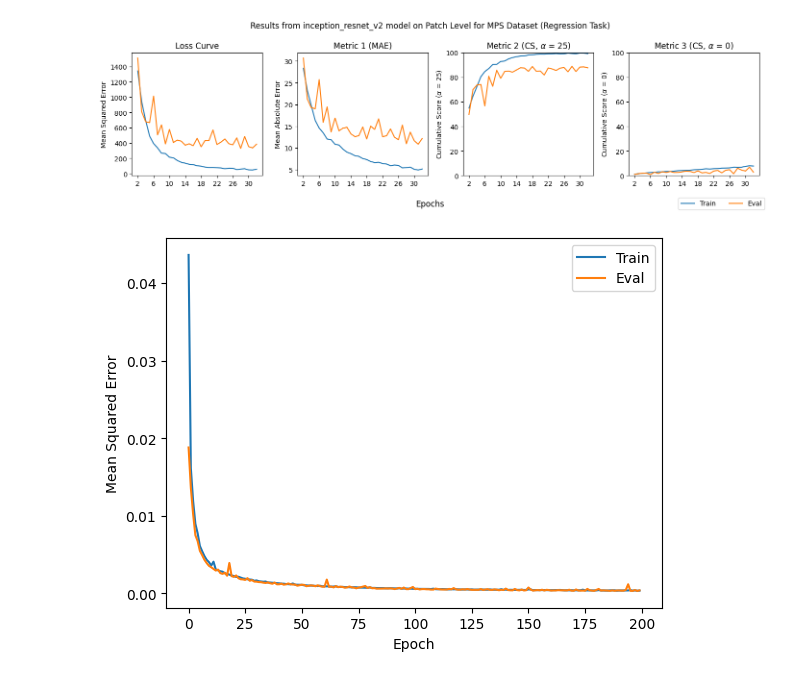
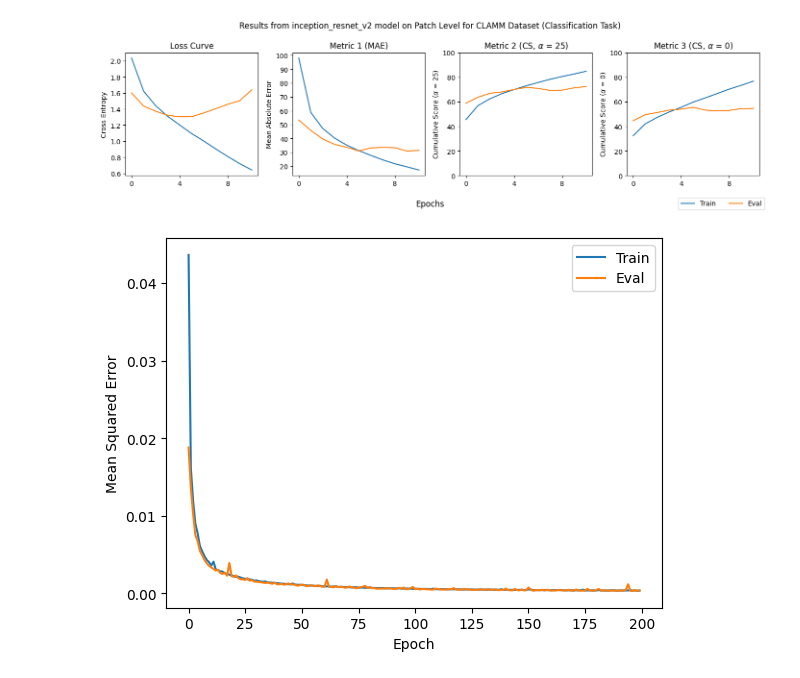
Before and after one commit to NikolaiHerrmann/deep-dating, a Jupyter notebook: src/graph_eval.ipynb, the cells around one changed output. Drawn from its saved outputs; the diff is of its cells as text; code cells hidden in the pictures.

Commit message:
fixed the image splitter

```diff
--- a/src/graph_eval.ipynb
+++ b/src/graph_eval.ipynb
@@ -9,7 +9,7 @@ def epoch_plot(run_path, skip_n=0, direct_path=False):
     if not direct_path:
         epoch_path = "epoch_log_" + run_path.split(os.sep)[1] + ".csv"
     else:
-        epoch_path = run_path
+        epoch_path = os.path.basename(run_path)
         run_path = os.path.dirname(run_path)
 
     with open(os.path.join(run_path, "settings.json"), "r") as f:
@@ -41,35 +41,35 @@ def epoch_plot(run_path, skip_n=0, direct_path=False):
                   (r"Cumulative Score ($\alpha$ = 25)", r"Metric 2 (CS, $\alpha$ = 25)", cs25_vals),
                   (r"Cumulative Score ($\alpha$ = 0)", r"Metric 3 (CS, $\alpha$ = 0)", cs0_vals)]
 
         plots = []
         for ax, (y_label, title, y) in zip(axs, titles):
             ax.set_xticks(np.arange(skip_n, n_epochs + 1, 4)) # linspace instead
             plots.append(ax.plot(x, y, label=set_type.title()))
             ax.set_ylabel(y_label)
             ax.set_title(title)
 
         axs[2].set_ylim(0, 100)
         axs[3].set_ylim(0, 100)
 
     fig.subplots_adjust(wspace=0.3, top=0.8)
     fig.supxlabel("Epochs")
     fig.suptitle(f"Results from {settings['model_name']} model on Patch Level for {settings['dataset'].upper()} Dataset ({task} Task)")
     fig.tight_layout()
 
     handles, labels = plt.gca().get_legend_handles_labels()
     by_label = dict(zip(labels, handles))
     fig.legend(by_label.values(), by_label.keys(), loc="lower right", ncols=2)
 
     plot_name = os.path.basename(path).split(".")[0]
     plot_path = os.path.dirname(path)
     plt.savefig(os.path.join(plot_path, plot_name + ".png"), dpi=300)
     plt.savefig(os.path.join(plot_path, plot_name + ".pdf"))
 
     plt.show()
 
-epoch_plot("runs/Jan6-22-21-16", skip_n=2)
+epoch_plot("runs/bin/epoch_log_Feb27-14-19-55.csv", skip_n=0, direct_path=True)
 # %% [output]
-[figure, old version]
+[figure, new version]
 # %%
 def epoch_autoencoder(path):
     df = pd.read_csv(path)
```
Also changed, not shown: 3 other files.
